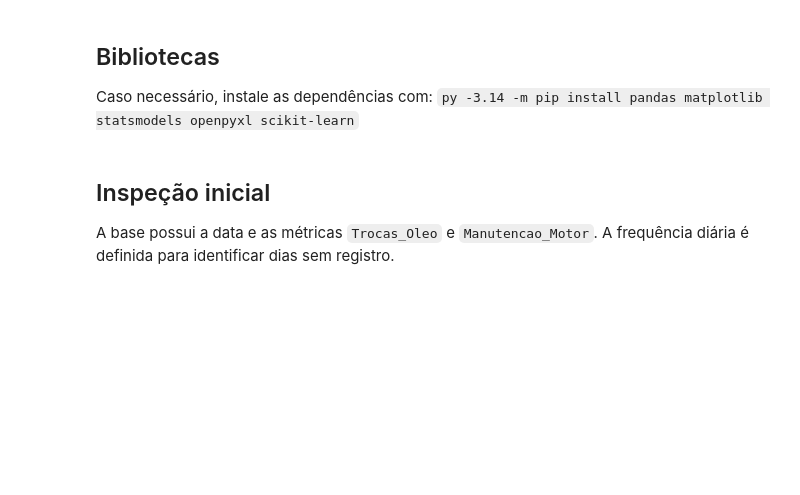
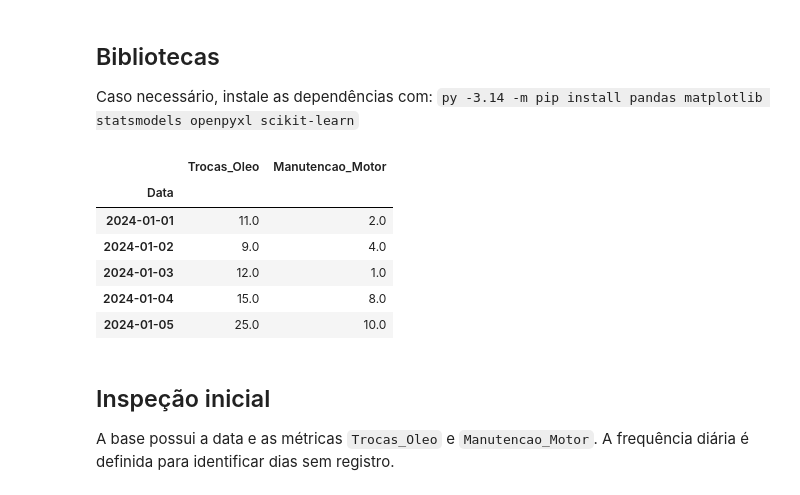
Before and after one commit to DouglasLeite77/mecaniQA-MACAPA, a Jupyter notebook: mecaniqa_oat1.ipynb, the cells around one changed output. Cells and saved outputs as stored; diff of their text form; code cells hidden in the pictures; blank space fills up the shorter version.

```diff
--- a/mecaniqa_oat1.ipynb
+++ b/mecaniqa_oat1.ipynb
@@ -19,14 +19,56 @@ from sklearn.metrics import mean_absolute_error
 from sklearn.pipeline import Pipeline
 from sklearn.preprocessing import StandardScaler
 from statsmodels.tsa.seasonal import seasonal_decompose
-# %%
-ARQUIVO_DADOS = Path('datasets/mecaniqa_dataset.xlsx')
-
-df = pd.read_excel(ARQUIVO_DADOS)
-df['Data'] = pd.to_datetime(df['Data'])
-df = df.sort_values('Data').set_index('Data').asfreq('D')
-
-df.head()
+# %%
+def localizar_planilha():
+    for caminho in [Path("datasets/mecaniqa_dataset.xlsx"), Path("mecaniqa_dataset.xlsx")]:
+        if caminho.is_file():
+            return caminho
+    try:
+        from google.colab import files
+    except ImportError as erro:
+        raise FileNotFoundError("Coloque mecaniqa_dataset.xlsx em datasets ou ao lado do notebook.") from erro
+    print("Selecione mecaniqa_dataset.xlsx.")
+    files.upload()
+    caminho = Path("mecaniqa_dataset.xlsx")
+    if not caminho.is_file():
+        raise FileNotFoundError("Envie o arquivo com o nome mecaniqa_dataset.xlsx.")
+    return caminho
+
+def ler_planilha(caminho=None):
+    """Lê a série diária e marca contagens negativas como ausentes."""
+    df = pd.read_excel(ARQUIVO_DADOS if caminho is None else caminho)
+    colunas = ["Trocas_Oleo", "Manutencao_Motor"]
+    faltantes = {"Data", *colunas} - set(df.columns)
+    if faltantes:
+        raise ValueError(f"Colunas ausentes na planilha: {', '.join(sorted(faltantes))}.")
+    if df.empty:
+        raise ValueError("A planilha está vazia.")
+    df["Data"] = pd.to_datetime(df["Data"], errors="raise")
+    df = df.sort_values("Data").set_index("Data")
+
+    if df.index.hasnans or df.index.has_duplicates:
+        raise ValueError("A planilha precisa ter datas válidas e sem duplicatas.")
+    if not df.index.to_series().diff().dropna().eq(pd.Timedelta(days=1)).all():
+        raise ValueError("A planilha precisa ter uma linha por dia, sem intervalos.")
+
+    df[colunas] = df[colunas].apply(pd.to_numeric, errors="raise").astype(float)
+    if np.isinf(df[colunas].to_numpy()).any():
+        raise ValueError("As contagens não podem conter valores infinitos.")
+    df[colunas] = df[colunas].mask(df[colunas] < 0)
+    return df
+
+ARQUIVO_DADOS = localizar_planilha()
+df = ler_planilha()
+df.head()
+# %% [output]
+|  | Trocas_Oleo | Manutencao_Motor |
+| Data |  |  |
+| 2024-01-01 | 11.0 | 2.0 |
+| 2024-01-02 | 9.0 | 4.0 |
+| 2024-01-03 | 12.0 | 1.0 |
+| 2024-01-04 | 15.0 | 8.0 |
+| 2024-01-05 | 25.0 | 10.0 |
 # %% [markdown]
 ## Inspeção inicial
 
```
Also changed, not shown: parts of 8 cells of this notebook, 29 other files.
